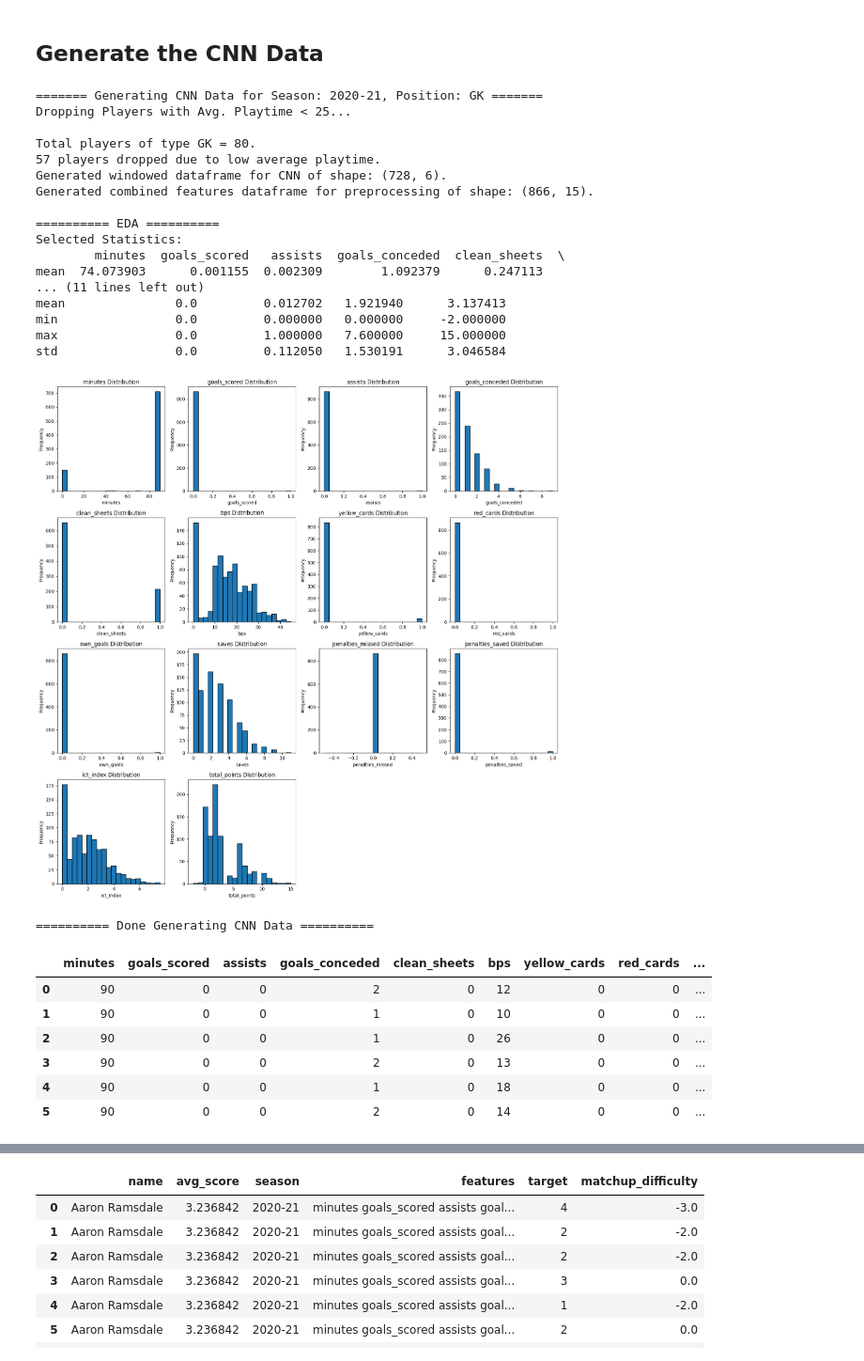
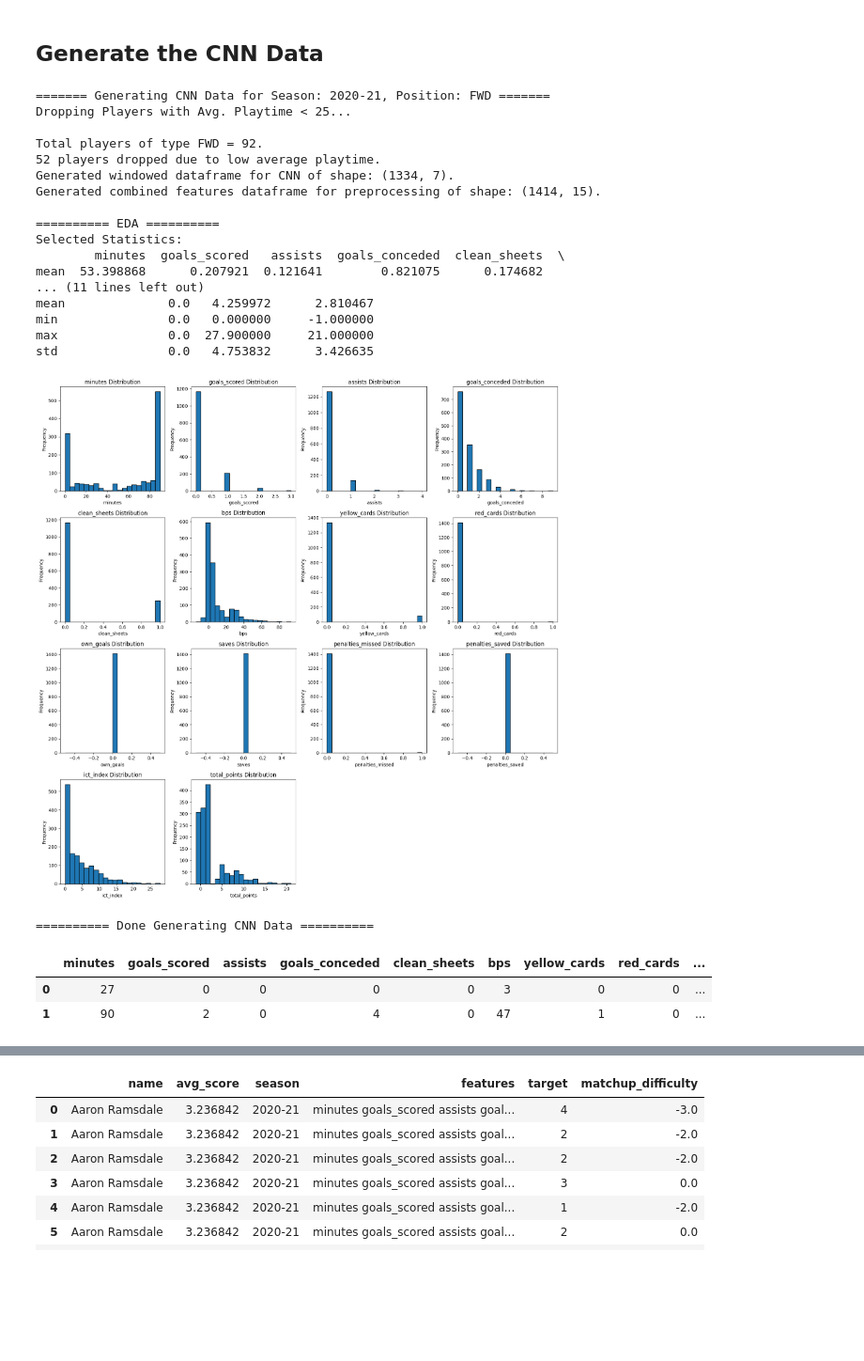
Before and after one commit to danielfrees/mlpremier, a Jupyter notebook: mlpremier/cnn/testing.ipynb, the cells around one changed output, grey strips where cells are left out. Shown at 94% size. Drawn from its saved outputs; the diff is of its cells as text; code cells hidden in the pictures; blank space fills up the shorter version.

Commit message:
final testing and plots

```diff
--- a/mlpremier/cnn/testing.ipynb
+++ b/mlpremier/cnn/testing.ipynb
@@ -27,34 +24,30 @@ import random
 # %%
 df, features_df = generate_cnn_data(data_dir=os.path.join(os.getcwd(), '..', 'data', 'clean_data'),
                          season='2020-21',
-                         position='GK',
-                         window_size=6,
+                         position='FWD',
+                         window_size=2,
                          verbose = True)
 df.loc[0,'features']
 # %% [output]
-======= Generating CNN Data for Season: 2020-21, Position: GK =======
+======= Generating CNN Data for Season: 2020-21, Position: FWD =======
 Dropping Players with Avg. Playtime < 25...
 
-Total players of type GK = 80.
-57 players dropped due to low average playtime.
-Generated windowed dataframe for CNN of shape: (728, 6).
-Generated combined features dataframe for preprocessing of shape: (866, 15).
+Total players of type FWD = 92.
+52 players dropped due to low average playtime.
+Generated windowed dataframe for CNN of shape: (1334, 7).
+Generated combined features dataframe for preprocessing of shape: (1414, 15).
 
 ========== EDA ==========
 Selected Statistics:
         minutes  goals_scored   assists  goals_conceded  clean_sheets  \
-mean  74.073903      0.001155  0.002309        1.092379      0.247113
+mean  53.398868      0.207921  0.121641        0.821075      0.174682
 ... (11 lines left out)
-mean               0.0         0.012702   1.921940      3.137413
-min                0.0         0.000000   0.000000     -2.000000
-max                0.0         1.000000   7.600000     15.000000
-std                0.0         0.112050   1.530191      3.046584
+mean              0.0   4.259972      2.810467
+min               0.0   0.000000     -1.000000
+max               0.0  27.900000     21.000000
+std               0.0   4.753832      3.426635
-[figure, old version]
+[figure, new version]
 ========== Done Generating CNN Data ==========
 |  | minutes | goals_scored | assists | goals_conceded | clean_sheets | bps | yellow_cards | red_cards | ... |
-| 0 | 90 | 0 | 0 | 2 | 0 | 12 | 0 | 0 | ... |
-| 1 | 90 | 0 | 0 | 1 | 0 | 10 | 0 | 0 | ... |
-| 2 | 90 | 0 | 0 | 1 | 0 | 26 | 0 | 0 | ... |
-| 3 | 90 | 0 | 0 | 2 | 0 | 13 | 0 | 0 | ... |
-| 4 | 90 | 0 | 0 | 1 | 0 | 18 | 0 | 0 | ... |
-| 5 | 90 | 0 | 0 | 2 | 0 | 14 | 0 | 0 | ... |
+| 0 | 27 | 0 | 0 | 0 | 0 | 3 | 0 | 0 | ... |
+| 1 | 90 | 2 | 0 | 4 | 0 | 47 | 1 | 0 | ... |
```
Also changed, not shown: parts of 2 cells of this notebook, 3 other files.
